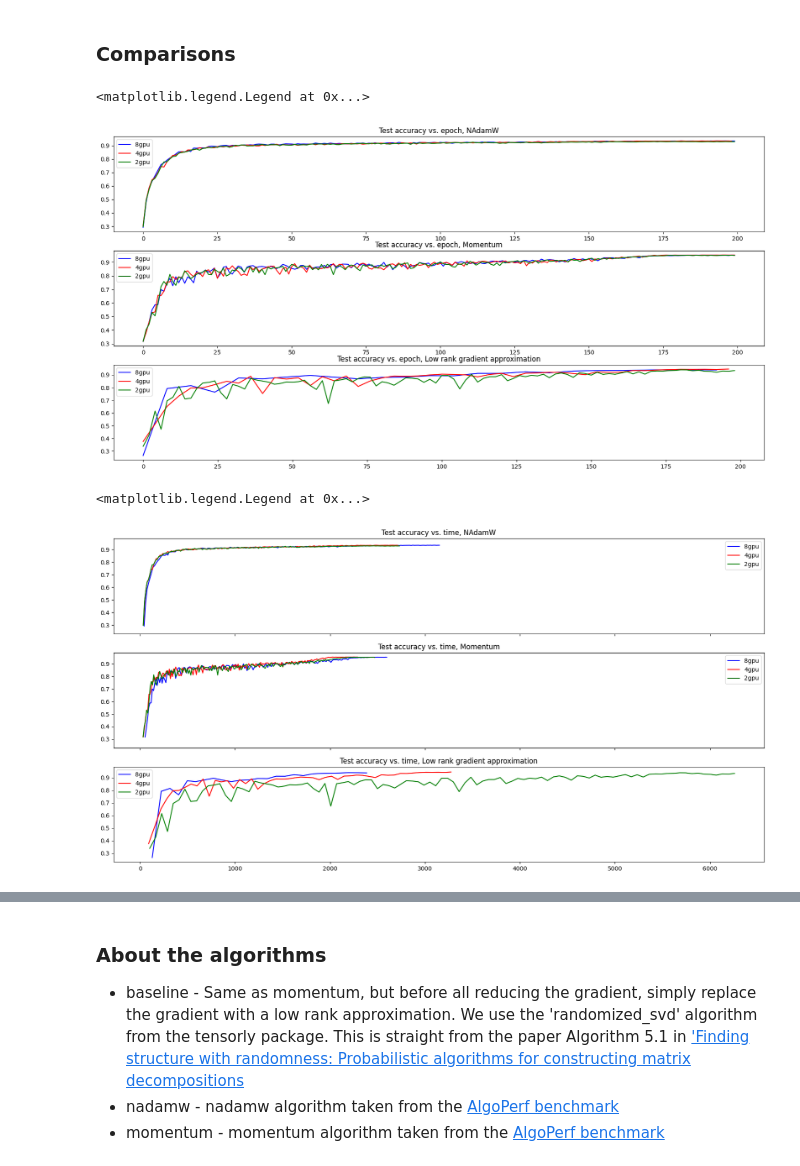
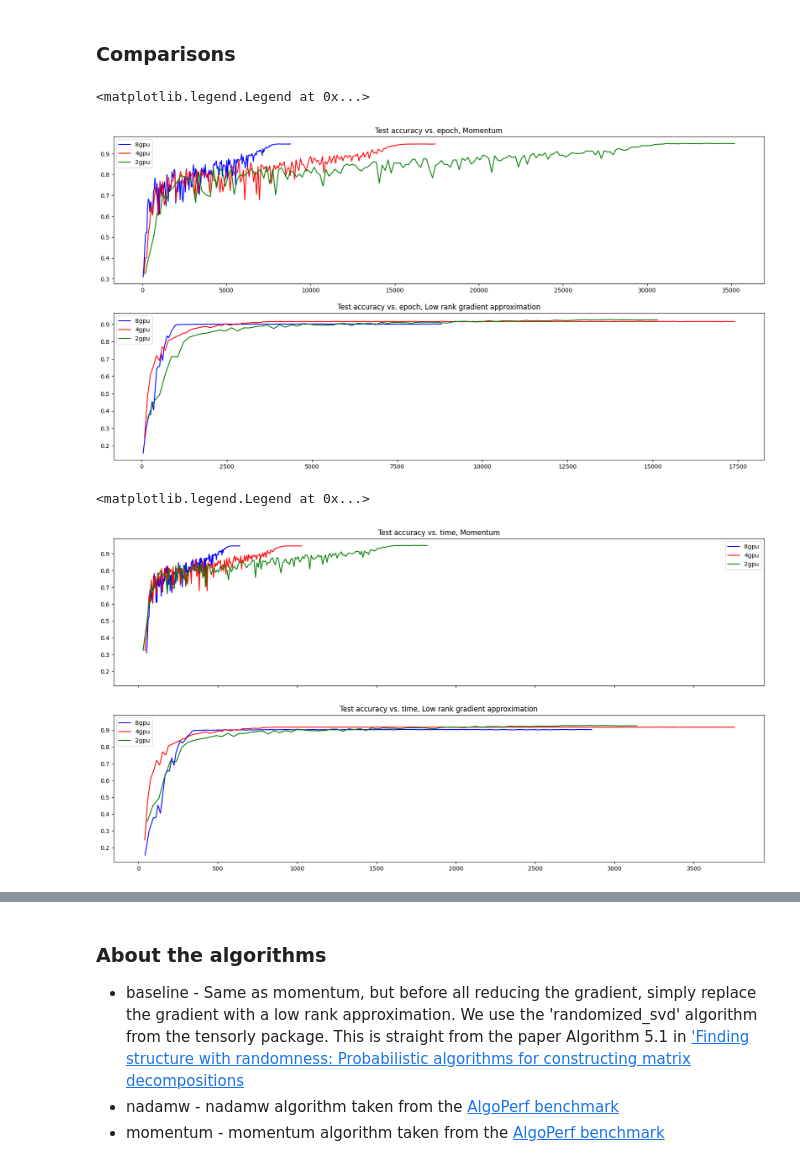
Before and after one commit to davidtweedle/lowrankapproximation, a Jupyter notebook: Low-rank-approximation-demo.ipynb, the cells around one changed output, grey strips where cells are left out. Cells and saved outputs as stored; diff of their text form; code cells hidden in the pictures.

Commit message:
Updated low-rank-approximation-demo

```diff
--- a/Low-rank-approximation-demo.ipynb
+++ b/Low-rank-approximation-demo.ipynb
@@ -76,15 +60,3 @@ momentum_8gpu_largebatch = pd.read_csv(prefix + "data/momentum_8gpu_largebatch/e
-# %%
-## Clean up data
-momentum_8gpu = momentum_8gpu[momentum_8gpu['global_step'] % 352 == 0]
-momentum_4gpu = momentum_4gpu[momentum_4gpu['global_step'] % 352 == 0]
-momentum_2gpu = momentum_2gpu[momentum_2gpu['global_step'] % 352 == 0]
-momentum_4gpu = momentum_4gpu[:200]
-baseline_8gpu = baseline_8gpu[baseline_8gpu['global_step'] % 352 == 0]
-baseline_4gpu = baseline_4gpu[baseline_4gpu['global_step'] % 352 == 0]
-baseline_2gpu = baseline_2gpu[baseline_2gpu['global_step'] % 352 == 0]
-nadamw_8gpu = nadamw_8gpu[nadamw_8gpu['global_step'] % 352 == 0]
-nadamw_4gpu = nadamw_4gpu[nadamw_4gpu['global_step'] % 352 == 0]
-nadamw_2gpu = nadamw_2gpu[nadamw_2gpu['global_step'] % 352 == 0]
 # %%
 baseline_8gpu.tail()
 # %% [output]
@@ -99,50 +71,41 @@ baseline_8gpu.tail()
 # %%
 ## First observe performance as gpu's increase
 ## by epoch
-fig, (ax1, ax2, ax3) = plt.subplots(nrows=3, ncols=1, figsize=(20,10))
-ax1.set_title("Test accuracy vs. epoch, NAdamW")
-ax1.plot(range(200), nadamw_8gpu['test/accuracy'],'b-', label='8gpu')
-ax1.plot(range(199), nadamw_4gpu['test/accuracy'], 'r-', label='4gpu')
-ax1.plot(range(200), nadamw_2gpu['test/accuracy'], 'g-', label='2gpu')
+fig, (ax1, ax2) = plt.subplots(nrows=2, ncols=1, figsize=(20,10))
+# performance by epoch is unchanged
+ax1.set_title("Test accuracy vs. epoch, Momentum")
+ax1.plot(momentum_8gpu['global_step'], momentum_8gpu['test/accuracy'],'b-', label='8gpu')
+ax1.plot(momentum_4gpu['global_step'], momentum_4gpu['test/accuracy'], 'r-', label='4gpu')
+ax1.plot(momentum_2gpu['global_step'], momentum_2gpu['test/accuracy'], 'g-', label='2gpu')
 ax1.legend()
 # performance by epoch is unchanged
-ax2.set_title("Test accuracy vs. epoch, Momentum")
-ax2.plot(range(200), momentum_8gpu['test/accuracy'],'b-', label='8gpu')
-ax2.plot(range(200), momentum_4gpu['test/accuracy'], 'r-', label='4gpu')
-ax2.plot(range(200), momentum_2gpu['test/accuracy'], 'g-', label='2gpu')
+ax2.set_title("Test accuracy vs. epoch, Low rank gradient approximation")
+ax2.plot(baseline_8gpu['global_step'], baseline_8gpu['test/accuracy'], 'b-', label='8gpu')
+ax2.plot(baseline_4gpu['global_step'], baseline_4gpu['test/accuracy'], 'r-', label='4gpu')
+ax2.plot(baseline_2gpu['global_step'], baseline_2gpu['test/accuracy'], 'g-', label='2gpu')
 ax2.legend()
-# performance by epoch is unchanged
-ax3.set_title("Test accuracy vs. epoch, Low rank gradient approximation")
-ax3.plot([8 * i for i in range(25)], baseline_8gpu['test/accuracy'], 'b-', label='8gpu')
-ax3.plot([4 * i for i in range(50)], baseline_4gpu['test/accuracy'], 'r-', label='4gpu')
-ax3.plot([2 * i for i in range(100)], baseline_2gpu['test/accuracy'], 'g-', label='2gpu')
-ax3.legend()
+## Note that the low rank approximation on 2 gpu's was only run for 15000 steps instead of the full 37400 steps.
 # %% [output]
 <matplotlib.legend.Legend at 0x...>
-[figure, old version]
+[figure, new version]
 # %%
 ## observe performance by time
-fig, (ax1, ax2, ax3) = plt.subplots(nrows=3, ncols=1, figsize=(20,10), sharex=True, sharey=True)
-ax1.set_title("Test accuracy vs. time, NAdamW")
-ax1.plot(nadamw_8gpu['accumulated_submission_time'],nadamw_8gpu['test/accuracy'],'b-', label='8gpu')
-ax1.plot(nadamw_4gpu['accumulated_submission_time'], nadamw_4gpu['test/accuracy'], 'r-', label='4gpu')
-ax1.plot(nadamw_2gpu['accumulated_submission_time'], nadamw_2gpu['test/accuracy'], 'g-', label='2gpu')
+fig, (ax1, ax2) = plt.subplots(nrows=2, ncols=1, figsize=(20,10), sharex=True, sharey=True)
+# performance by epoch is unchanged
+ax1.set_title("Test accuracy vs. time, Momentum")
+ax1.plot(momentum_8gpu['accumulated_submission_time'], momentum_8gpu['test/accuracy'],'b-', label='8gpu')
+ax1.plot(momentum_4gpu['accumulated_submission_time'], momentum_4gpu['test/accuracy'], 'r-', label='4gpu')
+ax1.plot(momentum_2gpu['accumulated_submission_time'], momentum_2gpu['test/accuracy'], 'g-', label='2gpu')
 ax1.legend()
 # performance by epoch is unchanged
-ax2.set_title("Test accuracy vs. time, Momentum")
-ax2.plot(momentum_8gpu['accumulated_submission_time'], momentum_8gpu['test/accuracy'],'b-', label='8gpu')
-ax2.plot(momentum_4gpu['accumulated_submission_time'], momentum_4gpu['test/accuracy'], 'r-', label='4gpu')
-ax2.plot(momentum_2gpu['accumulated_submission_time'], momentum_2gpu['test/accuracy'], 'g-', label='2gpu')
+ax2.set_title("Test accuracy vs. time, Low rank gradient approximation")
+ax2.plot(baseline_8gpu['accumulated_submission_time'], baseline_8gpu['test/accuracy'], 'b-', label='8gpu')
+ax2.plot(baseline_4gpu['accumulated_submission_time'], baseline_4gpu['test/accuracy'], 'r-', label='4gpu')
+ax2.plot(baseline_2gpu['accumulated_submission_time'], baseline_2gpu['test/accuracy'], 'g-', label='2gpu')
 ax2.legend()
-# performance by epoch is unchanged
-ax3.set_title("Test accuracy vs. time, Low rank gradient approximation")
-ax3.plot(baseline_8gpu['accumulated_submission_time'], baseline_8gpu['test/accuracy'], 'b-', label='8gpu')
-ax3.plot(baseline_4gpu['accumulated_submission_time'], baseline_4gpu['test/accuracy'], 'r-', label='4gpu')
-ax3.plot(baseline_2gpu['accumulated_submission_time'], baseline_2gpu['test/accuracy'], 'g-', label='2gpu')
-ax3.legend()
 # %% [output]
 <matplotlib.legend.Legend at 0x...>
-[figure, old version]
+[figure, new version]
 # %%
 ## compare 4 algorithms by fixing N_GPUS
 ## compare by epoch
```
Also changed, not shown: parts of 8 cells of this notebook.
